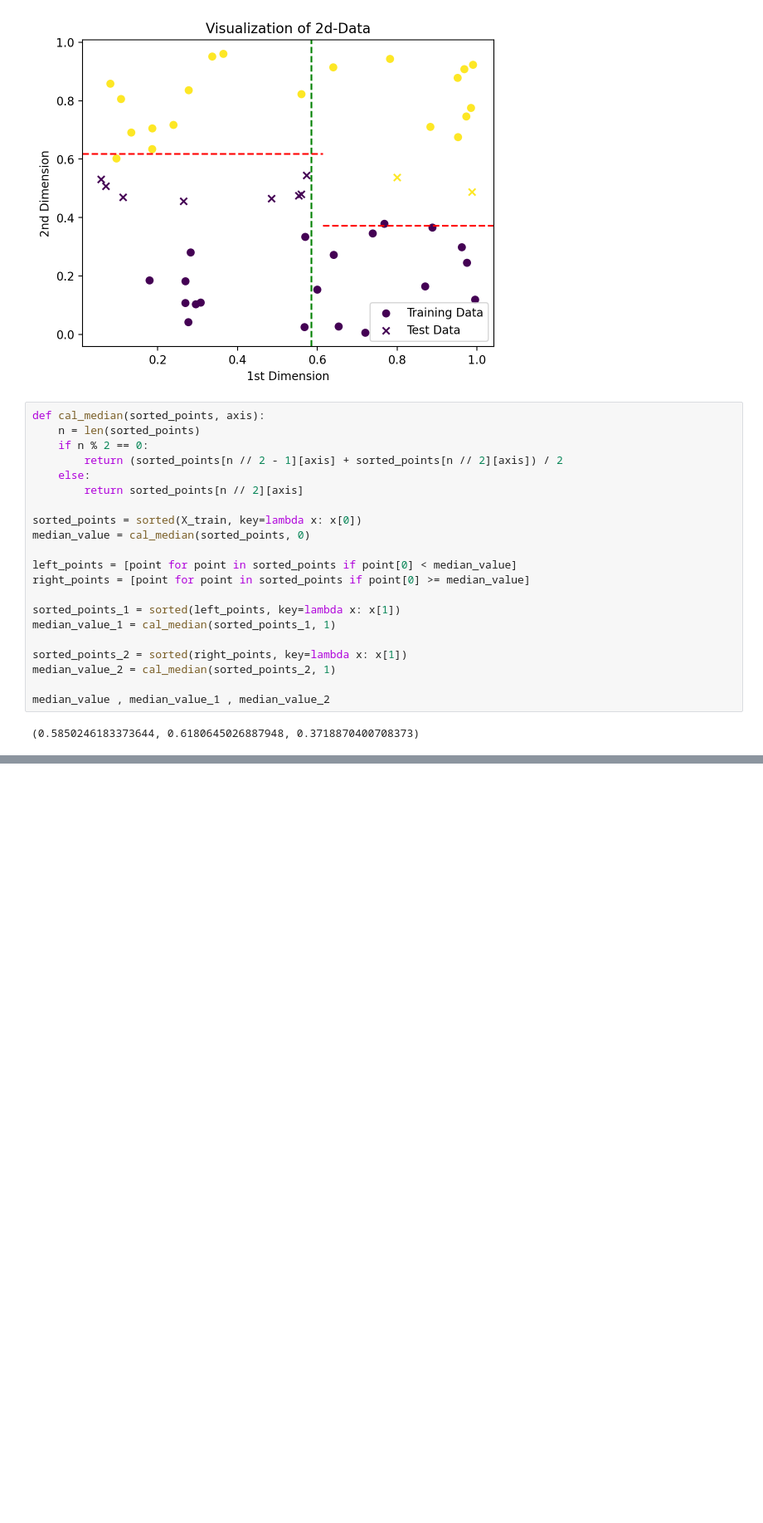
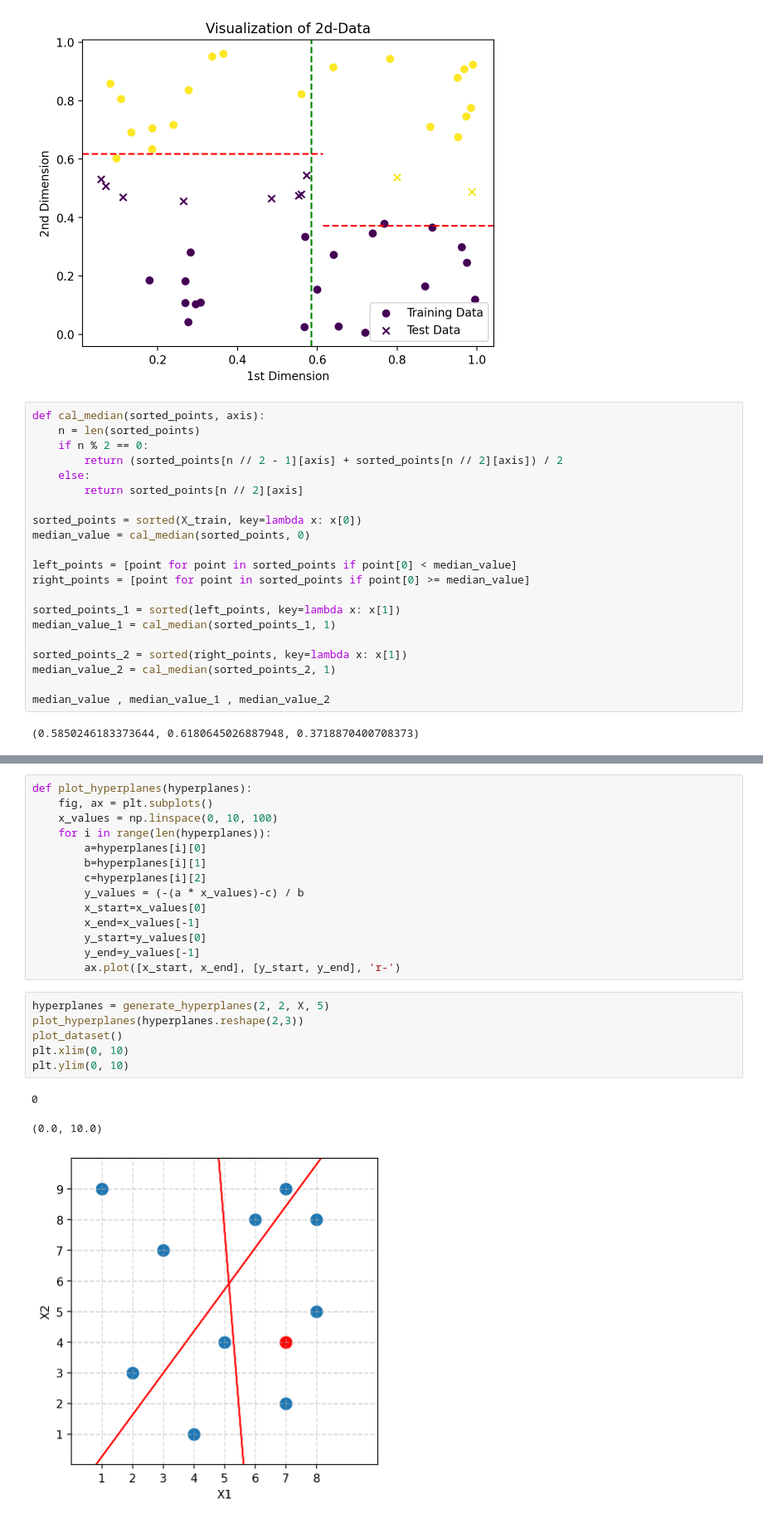
Before and after one commit to YYashraj/Assignment4-ES335-2024-sanity-descent, a Jupyter notebook: KNN.ipynb, the cells around one changed output, grey strips where cells are left out. Shown: that part at 83% size. Cells and saved outputs as stored; diff of their text form; blank space fills up the shorter version.

```diff
--- a/KNN.ipynb
+++ b/KNN.ipynb
@@ -523,0 +592,24 @@ median_value , median_value_1 , median_value_2
+# %%
+def plot_hyperplanes(hyperplanes):
+    fig, ax = plt.subplots()
+    x_values = np.linspace(0, 10, 100)
+    for i in range(len(hyperplanes)):
+        a=hyperplanes[i][0]
+        b=hyperplanes[i][1]
+        c=hyperplanes[i][2]
+        y_values = (-(a * x_values)-c) / b
+        x_start=x_values[0]
+        x_end=x_values[-1]
+        y_start=y_values[0]
+        y_end=y_values[-1]
+        ax.plot([x_start, x_end], [y_start, y_end], 'r-')
+# %%
+hyperplanes = generate_hyperplanes(2, 2, X, 5)
+plot_hyperplanes(hyperplanes.reshape(2,3))
+plot_dataset()
+plt.xlim(0, 10)
+plt.ylim(0, 10)
+# %% [output]
+0
+(0.0, 10.0)
+[figure, added]
```
Also changed, not shown: parts of 13 cells of this notebook.
